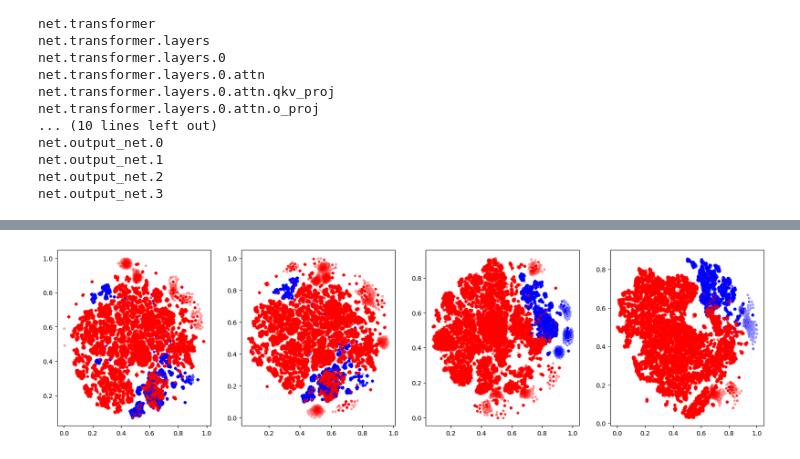
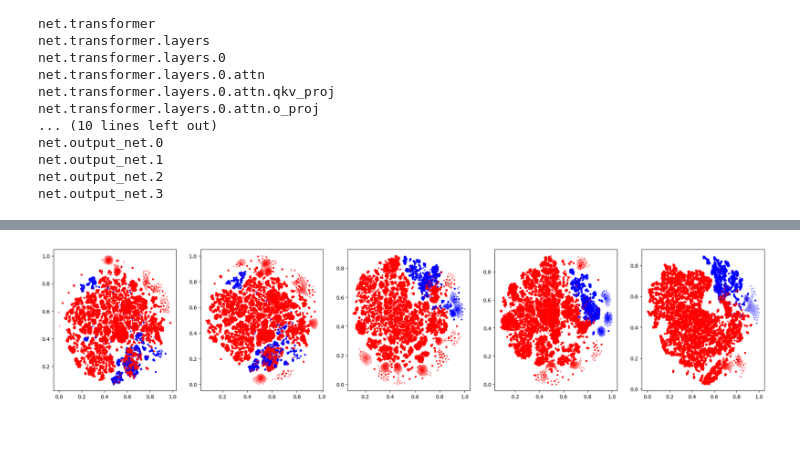
Before and after one commit to coldwindx/Jack, a Jupyter notebook: notebook/特征可视化分析.ipynb, the cells around one changed output, grey strips where cells are left out. Saved outputs shown, nothing was run; the diff lists cells and outputs as text; code cells hidden in the pictures; blank space fills up the shorter version.

```diff
--- a/notebook/特征可视化分析.ipynb
+++ b/notebook/特征可视化分析.ipynb
@@ -18,7 +18,7 @@ Seed set to 42
 args = {
     "pretrain": '/home/zhulin/pretrain/bert_pretrain_uncased/',
     "model": "/home/zhulin/models/single_channel_transformer.ckpt",
-    "dataset": "/home/zhulin/datasets/cdatasets.test.5.csv"
+    "dataset": "/mnt/sdd1/data/zhulin/jack/cdatasets.test.5.csv"
 }
 # %%
 ### load model
@@ -91,32 +92,34 @@ for i in tqdm(range(data.nrows)):
 # %%
 net_input_net_0 = torch.cat([x.mean(dim=1) for x in extractor.features["net.input_net.0"]])
 net_input_net_2 = torch.cat([x.mean(dim=1) for x in extractor.features["net.input_net.2"]])
+net_transformer_layers_0_norm1 = torch.cat([x.mean(dim=1) for x in extractor.features["net.transformer.layers.0.norm1"]])
 net_pooling_net = torch.cat(extractor.features["net.pooling_net"])
 net_output_net_1 = torch.cat(extractor.features["net.output_net.1"])
 # %%
 ## t-sne降维分析
 from sklearn.manifold import TSNE
 from sklearn.decomposition import PCA
 from matplotlib import pyplot as plt
 from scipy.stats import gaussian_kde
 
 def draw_tsne_scatter_density(ax, x, y, labels):
     tsne = TSNE(n_components=2)
     x = tsne.fit_transform(x)
     x = (x - np.min(x)) / (np.max(x) - np.min(x))
     density = gaussian_kde(x.T)(x.T)
     # cmap = plt.cm.get_cmap('viridis')
     # 使用字典存储颜色，以便为每个类别分配唯一颜色
     colors = {0: 'blue', 2: 'green', 1: 'red'}
     for label in set(labels):
         indices = np.argwhere(y == label)
         ax.scatter(x[indices, 0], x[indices, 1], c=colors[label], label=label, cmap=colors, s=5, alpha=0.3)
 
-fig, axes = plt.subplots(1, 4, figsize=(20, 5))
+fig, axes = plt.subplots(1, 5, figsize=(25, 5))
 draw_tsne_scatter_density(axes[0], net_input_net_0.cpu().numpy(), data[:, dt.f.label].to_numpy().flatten(), [1, 0])
 draw_tsne_scatter_density(axes[1], net_input_net_2.cpu().numpy(), data[:, dt.f.label].to_numpy().flatten(), [1, 0])
-draw_tsne_scatter_density(axes[2], net_pooling_net.cpu().numpy(), data[:, dt.f.label].to_numpy().flatten(), [1, 0])
-draw_tsne_scatter_density(axes[3], net_output_net_1.cpu().numpy(), data[:, dt.f.label].to_numpy().flatten(), [1, 0])
+draw_tsne_scatter_density(axes[2], net_transformer_layers_0_norm1.cpu().numpy(), data[:, dt.f.label].to_numpy().flatten(), [1, 0])
+draw_tsne_scatter_density(axes[3], net_pooling_net.cpu().numpy(), data[:, dt.f.label].to_numpy().flatten(), [1, 0])
+draw_tsne_scatter_density(axes[4], net_output_net_1.cpu().numpy(), data[:, dt.f.label].to_numpy().flatten(), [1, 0])
 plt.show(fig)
 # %% [output]
-[figure, old version]
+[figure, new version]
```
Also changed, not shown: parts of 3 cells of this notebook, 9 other files.
